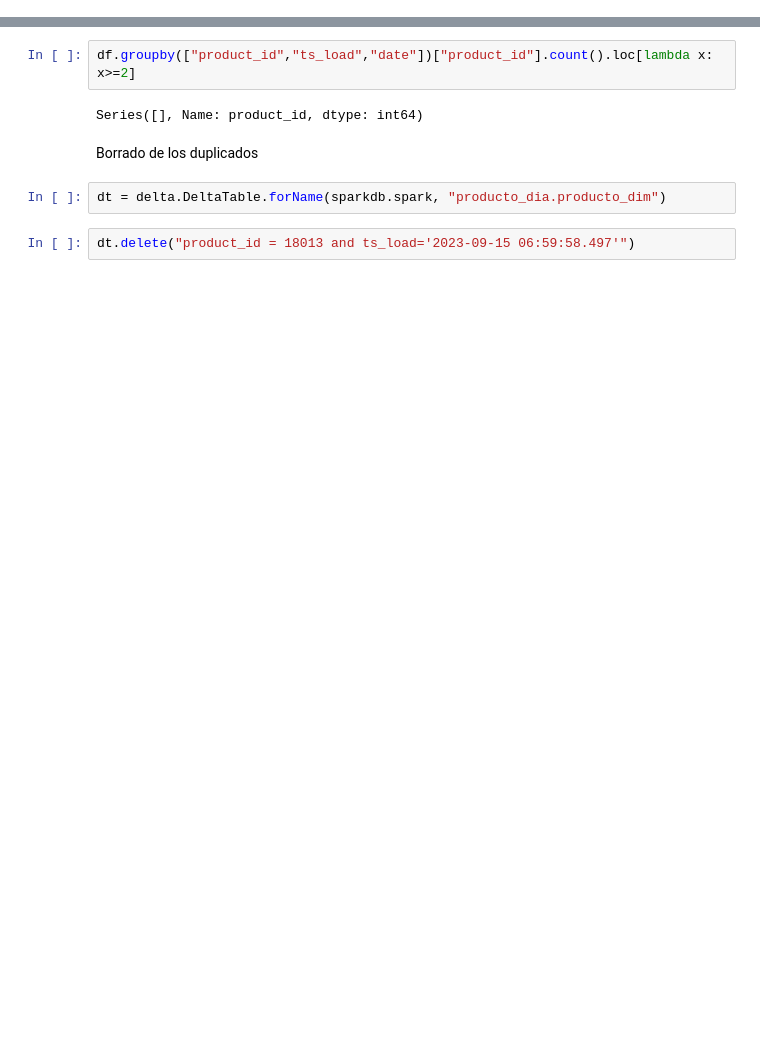
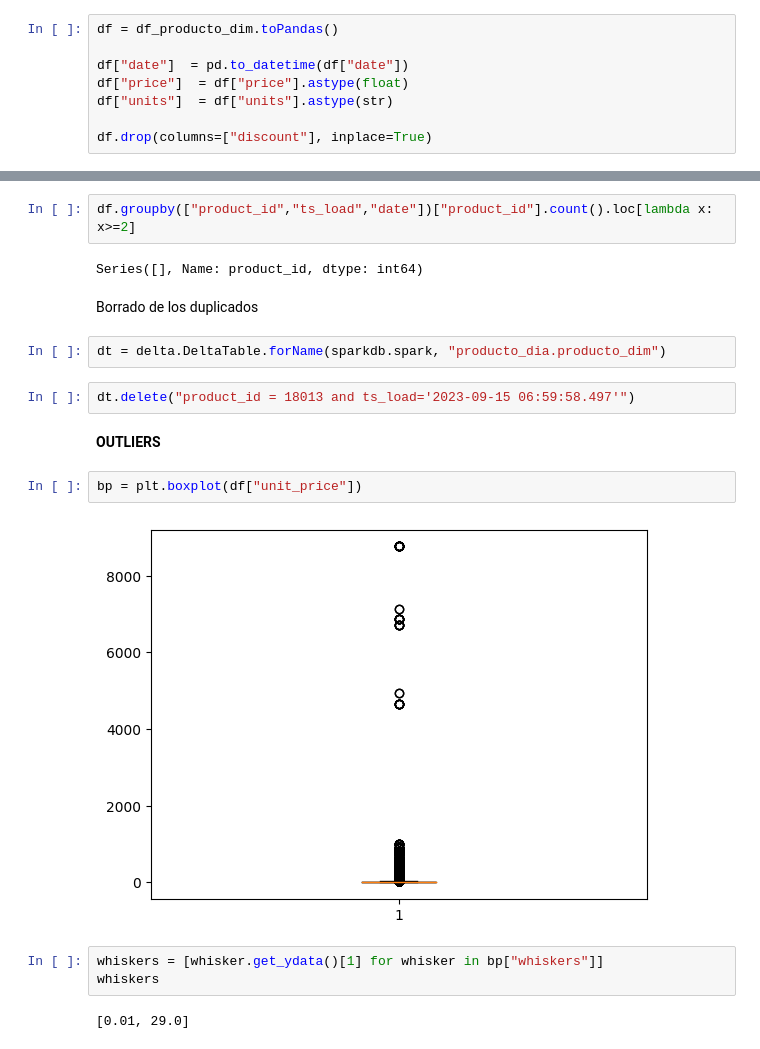
Before and after one commit to cperezh/FoodECommerceScraper, a Jupyter notebook: source/Producto_DIA_DP/Migracion Dataset.ipynb, the cells around one changed output, grey strips where cells are left out. Saved outputs shown, nothing was run; the diff lists cells and outputs as text; blank space fills up the shorter version.

```diff
--- a/source/Producto_DIA_DP/Migracion Dataset.ipynb
+++ b/source/Producto_DIA_DP/Migracion Dataset.ipynb
@@ -60,3 +58,11 @@ df.drop(columns=["discount"], inplace=True)
+# %%
+df = df_producto_dim.toPandas()
+
+df["date"]  = pd.to_datetime(df["date"])
+df["price"]  = df["price"].astype(float)
+df["units"]  = df["units"].astype(str)
+
+df.drop(columns=["discount"], inplace=True)
 # %%
 df.info()
 # %% [output]
@@ -113,3 +163,14 @@ Borrado de los duplicados
 dt = delta.DeltaTable.forName(sparkdb.spark, "producto_dia.producto_dim")
 # %%
 dt.delete("product_id = 18013 and ts_load='2023-09-15 06:59:58.497'")
+# %% [markdown]
+**OUTLIERS**
+# %%
+bp = plt.boxplot(df["unit_price"])
+# %% [output]
+[figure, added]
+# %%
+whiskers = [whisker.get_ydata()[1] for whisker in bp["whiskers"]]
+whiskers
+# %% [output]
+[0.01, 29.0]
```
Also changed, not shown: parts of 14 cells of this notebook, 1 other file.
